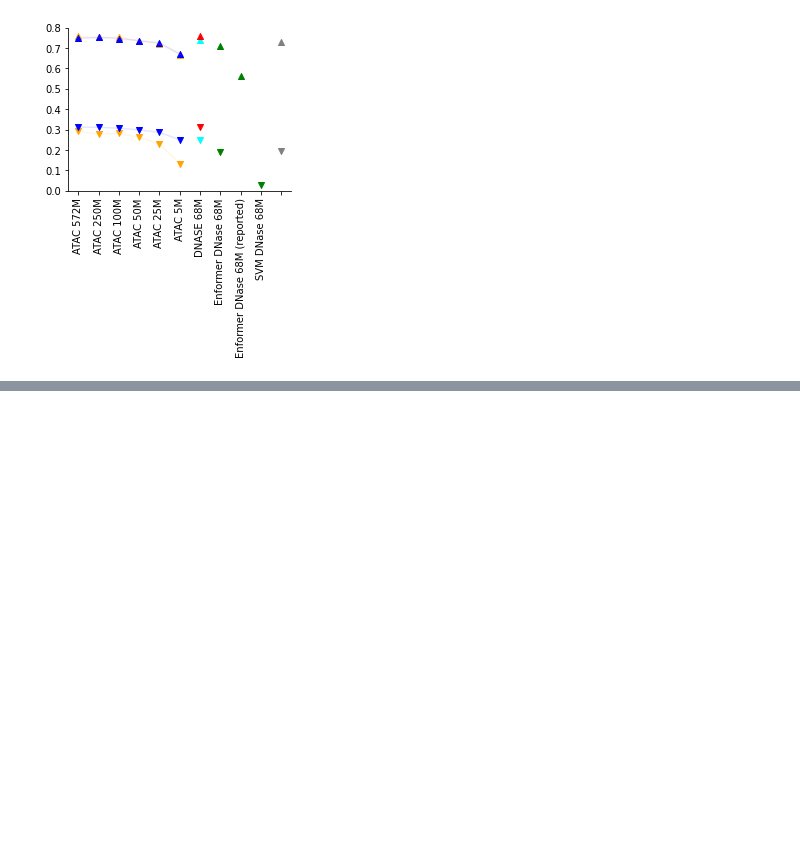
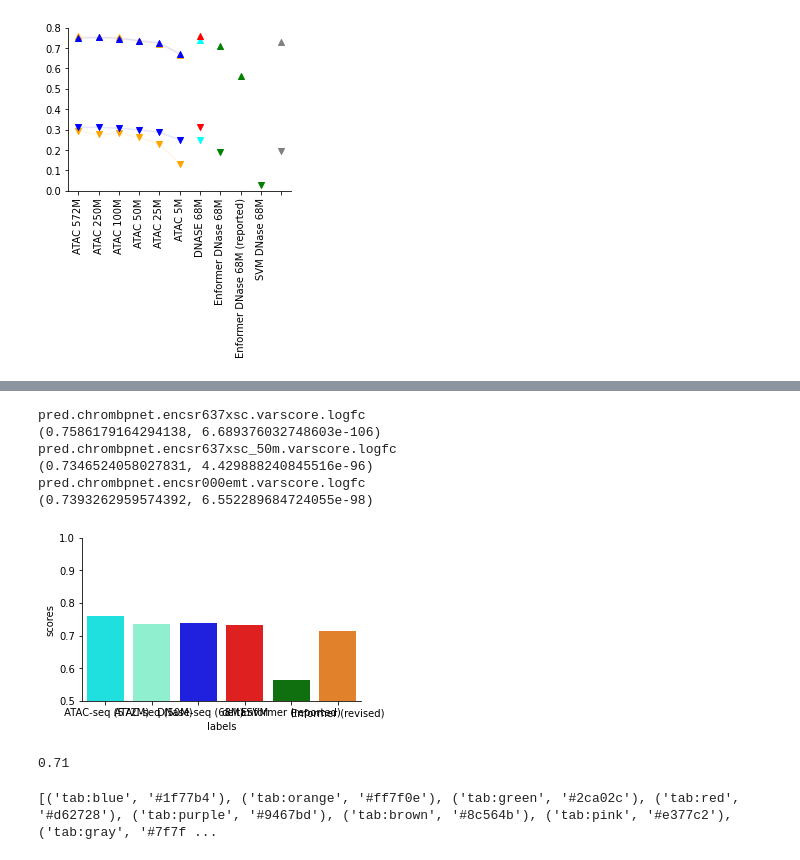
Before and after one commit to kundajelab/chrombpnet, a Jupyter notebook: src/evaluation/figure_notebooks/figure_6/final_figures_new/gm12878.dsqtls.scoring.ipynb, the cells around one changed output, grey strips where cells are left out. Saved outputs shown, nothing was run; the diff lists cells and outputs as text; code cells hidden in the pictures; blank space fills up the shorter version.

```diff
--- a/src/evaluation/figure_notebooks/figure_6/final_figures_new/gm12878.dsqtls.scoring.ipynb
+++ b/src/evaluation/figure_notebooks/figure_6/final_figures_new/gm12878.dsqtls.scoring.ipynb
@@ -559,0 +596,46 @@ plt.savefig("subfigs/dsqtls_subsample_pearsonr_performance.pdf", transparent=Tru
+# %%
+pearsonrs_logfc = []
+for title in ["encsr637xsc",
+              "encsr637xsc_50m", "encsr000emt"]:
+
+    print("pred.chrombpnet.encsr637xsc.varscore.logfc".replace("encsr637xsc", title))
+    pear = scipy.stats.pearsonr(dataf[obs_estimate][dataf[key_label]==1], dataf["pred.chrombpnet.encsr637xsc.varscore.logfc".replace("encsr637xsc", title)][dataf[key_label]==1])
+    print(pear)
+    pearsonrs_logfc.append(pear[0])
+
+
+import seaborn as sns
+
+hue=["cyan"]+["#7FFFD4"]+["b"]+["red"]+["green"]+["#ff7f0e"]
+
+pearsonrs_logfc.extend([deltasvm_perf,enformer_perf_old, enformer_perf])
+labels = [" ATAC-seq (572M)",  " ATAC-seq (50M)", " DNase-seq (68M)", "deltaSVM", "Enformer (reported)", "Enformer (revised)" ]
+dictt={"scores":pearsonrs_logfc, "labels":labels, "hue": hue}
+df = pd.DataFrame(dictt)
+matplotlib.rcParams['pdf.fonttype'] = 42
+matplotlib.rcParams['ps.fonttype'] = 42
+
+fig, ax = plt.subplots(figsize=(5,3))
+ax.set_ylim((0.5,1.0))
+sns.barplot(data=df, x="labels", y="scores", palette=hue, ax=ax)
+
+ax.spines[["top", "right"]].set_visible(False)
+# %% [output]
+pred.chrombpnet.encsr637xsc.varscore.logfc
+(0.7586179164294138, 6.689376032748603e-106)
+pred.chrombpnet.encsr637xsc_50m.varscore.logfc
+(0.7346524058027831, 4.429888240845516e-96)
+pred.chrombpnet.encsr000emt.varscore.logfc
+(0.7393262959574392, 6.552289684724055e-98)
+[figure, added]
+# %%
+print(np.round(enformer_perf,2))
+# %% [output]
+0.71
+# %%
+import matplotlib.colors as mcolors
+
+color_list = [(name, mcolors.to_hex(color)) for name, color in mcolors.TABLEAU_COLORS.items()]
+print(color_list)
+# %% [output]
+[('tab:blue', '#1f77b4'), ('tab:orange', '#ff7f0e'), ('tab:green', '#2ca02c'), ('tab:red', '#d62728'), ('tab:purple', '#9467bd'), ('tab:brown', '#8c564b'), ('tab:pink', '#e377c2'), ('tab:gray', '#7f7f ...
```
Also changed, not shown: parts of 2 cells of this notebook, 27 other files.
